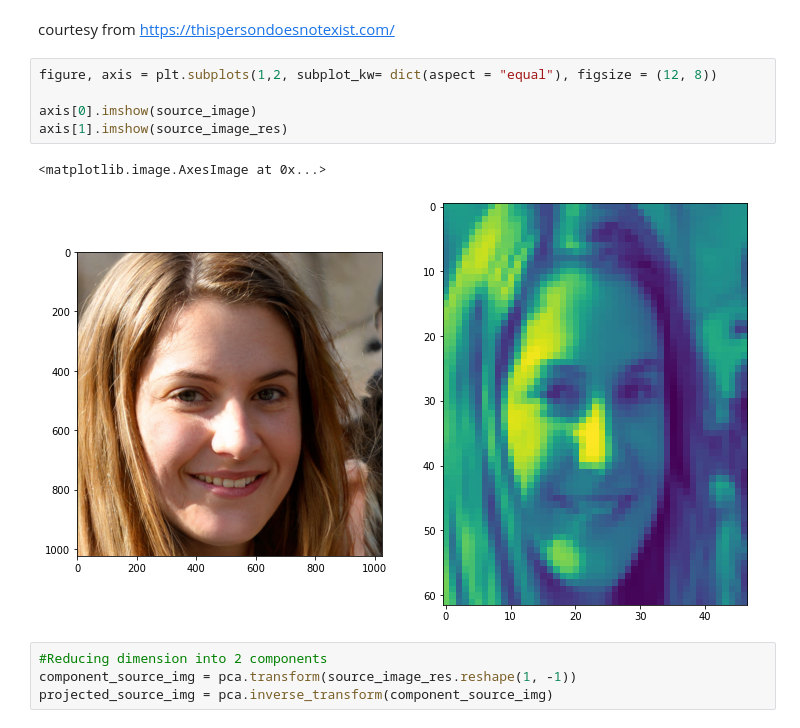
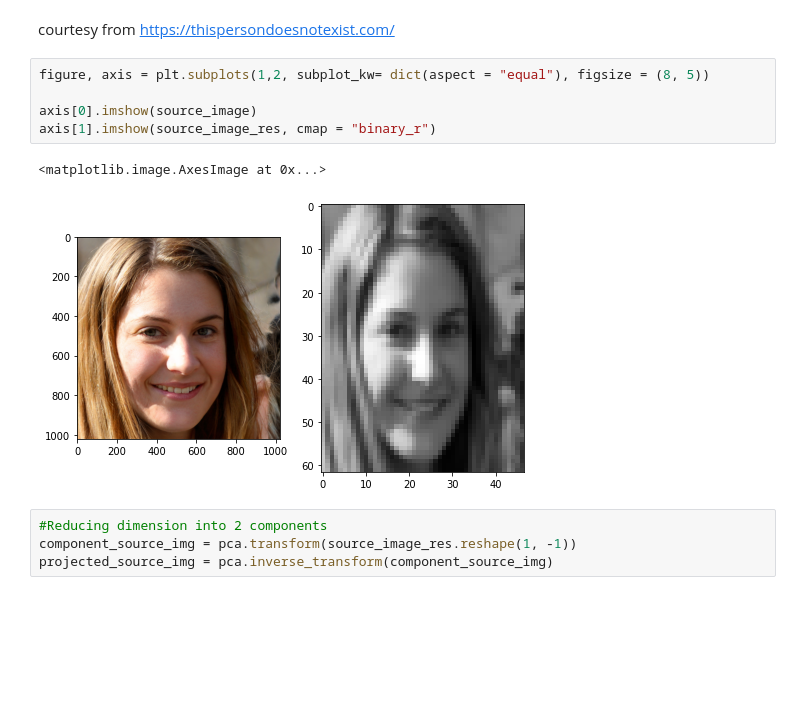
Before and after one commit to MachineLearningJournalClub/HowToTackleAMLCompetition, a Jupyter notebook: HowToTackleAMLCompetition/Lecture7|AdvancedFeatures.ipynb, the cells around one changed output. Cells and saved outputs as stored; diff of their text form; blank space fills up the shorter version.

```diff
--- a/HowToTackleAMLCompetition/Lecture7|AdvancedFeatures.ipynb
+++ b/HowToTackleAMLCompetition/Lecture7|AdvancedFeatures.ipynb
@@ -606,13 +639,13 @@ source_image_res = rgb2gray(source_image_res)
 # %% [markdown]
 courtesy from https://thispersondoesnotexist.com/
 # %%
-figure, axis = plt.subplots(1,2, subplot_kw= dict(aspect = "equal"), figsize = (12, 8))
+figure, axis = plt.subplots(1,2, subplot_kw= dict(aspect = "equal"), figsize = (8, 5))
 
 axis[0].imshow(source_image)
-axis[1].imshow(source_image_res)
+axis[1].imshow(source_image_res, cmap = "binary_r")
 # %% [output]
 <matplotlib.image.AxesImage at 0x...>
-[figure, old version]
+[figure, new version]
 # %%
 #Reducing dimension into 2 components
 component_source_img = pca.transform(source_image_res.reshape(1, -1))
```
Also changed, not shown: parts of 8 cells of this notebook.
